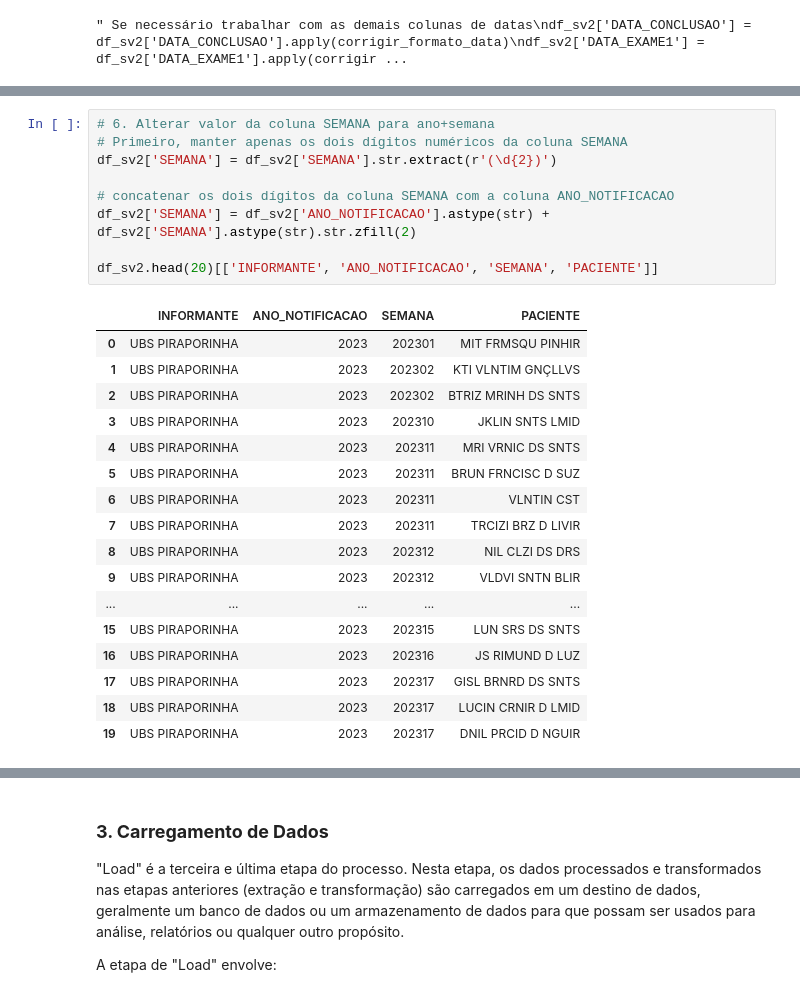
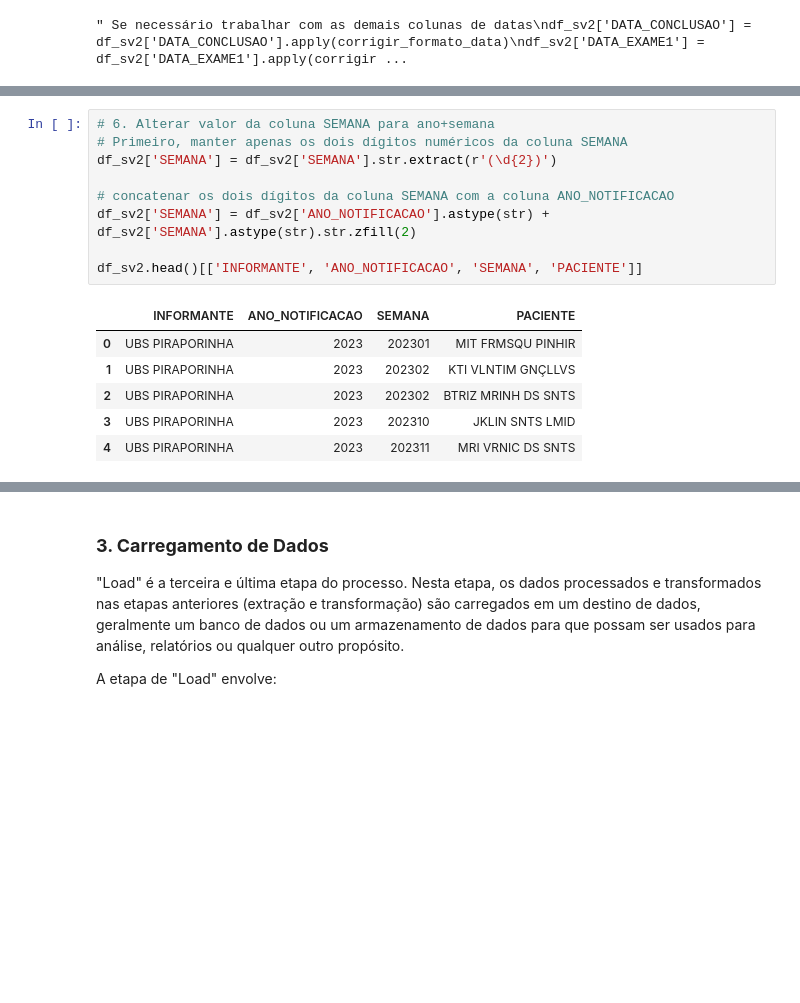
Before and after one commit to jaquelinalbuquerque/projeto-epidemio, a Jupyter notebook: projeto_epidemiosv2.ipynb, the cells around one changed output, grey strips where cells are left out. Drawn from its saved outputs; the diff is of its cells as text; blank space fills up the shorter version.

```diff
--- a/projeto_epidemiosv2.ipynb
+++ b/projeto_epidemiosv2.ipynb
@@ -227,28 +224,17 @@ df_sv2.head(20)[["INFORMANTE", "PACIENTE", "DATA_NOTIFICACAO", "NASCIMENTO", "DA
 # %%
 # 6. Alterar valor da coluna SEMANA para ano+semana
 # Primeiro, manter apenas os dois dígitos numéricos da coluna SEMANA
 df_sv2['SEMANA'] = df_sv2['SEMANA'].str.extract(r'(\d{2})')
 
 # concatenar os dois dígitos da coluna SEMANA com a coluna ANO_NOTIFICACAO
 df_sv2['SEMANA'] = df_sv2['ANO_NOTIFICACAO'].astype(str) + df_sv2['SEMANA'].astype(str).str.zfill(2)
 
-df_sv2.head(20)[['INFORMANTE', 'ANO_NOTIFICACAO', 'SEMANA', 'PACIENTE']]
+df_sv2.head()[['INFORMANTE', 'ANO_NOTIFICACAO', 'SEMANA', 'PACIENTE']]
 # %% [output]
 |  | INFORMANTE | ANO_NOTIFICACAO | SEMANA | PACIENTE |
 | 0 | UBS PIRAPORINHA | 2023 | 202301 | MIT FRMSQU PINHIR |
 | 1 | UBS PIRAPORINHA | 2023 | 202302 | KTI VLNTIM GNÇLLVS |
 | 2 | UBS PIRAPORINHA | 2023 | 202302 | BTRIZ MRINH DS SNTS |
 | 3 | UBS PIRAPORINHA | 2023 | 202310 | JKLIN SNTS LMID |
 | 4 | UBS PIRAPORINHA | 2023 | 202311 | MRI VRNIC DS SNTS |
-| 5 | UBS PIRAPORINHA | 2023 | 202311 | BRUN FRNCISC D SUZ |
-| 6 | UBS PIRAPORINHA | 2023 | 202311 | VLNTIN CST |
-| 7 | UBS PIRAPORINHA | 2023 | 202311 | TRCIZI BRZ D LIVIR |
-| 8 | UBS PIRAPORINHA | 2023 | 202312 | NIL CLZI DS DRS |
-| 9 | UBS PIRAPORINHA | 2023 | 202312 | VLDVI SNTN BLIR |
-| ... | ... | ... | ... | ... |
-| 15 | UBS PIRAPORINHA | 2023 | 202315 | LUN SRS DS SNTS |
-| 16 | UBS PIRAPORINHA | 2023 | 202316 | JS RIMUND D LUZ |
-| 17 | UBS PIRAPORINHA | 2023 | 202317 | GISL BRNRD DS SNTS |
-| 18 | UBS PIRAPORINHA | 2023 | 202317 | LUCIN CRNIR D LMID |
-| 19 | UBS PIRAPORINHA | 2023 | 202317 | DNIL PRCID D NGUIR |
 # %%
```
Also changed, not shown: parts of 15 cells of this notebook.
